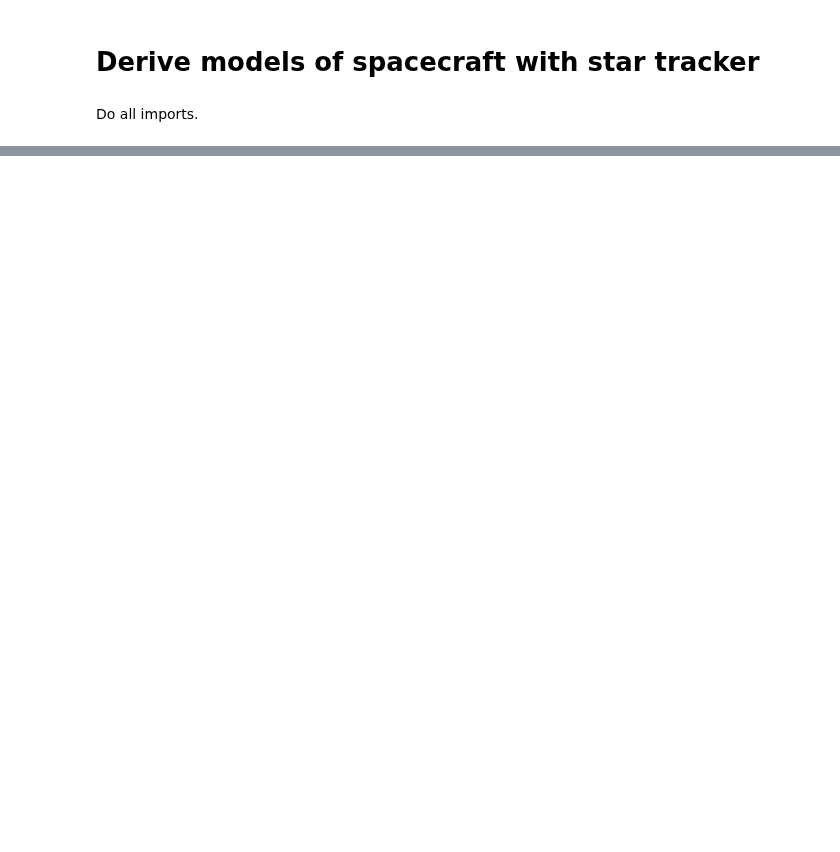
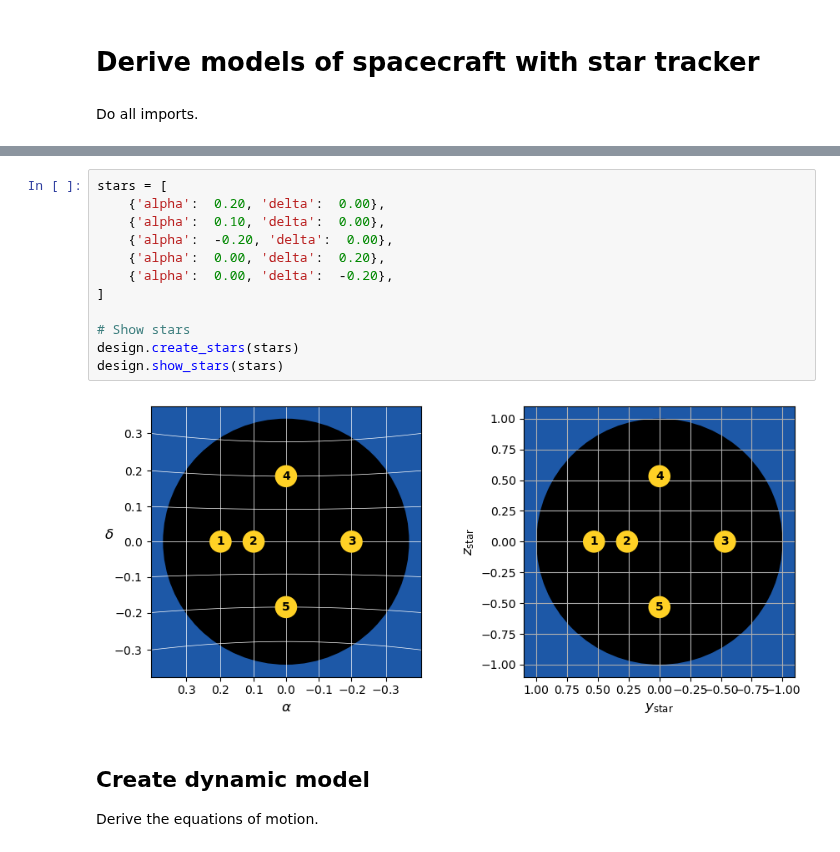
Before and after one commit to TheBestBot/ae353-sp25, a Jupyter notebook: projects/03_spacecraft/LQR-Optimizer.ipynb, the cells around one changed output, grey strips where cells are left out. Saved outputs shown, nothing was run; the diff lists cells and outputs as text; blank space fills up the shorter version.

```diff
--- a/projects/03_spacecraft/LQR-Optimizer.ipynb
+++ b/projects/03_spacecraft/LQR-Optimizer.ipynb
@@ -15 +58,18 @@ Specify the location of four reaction wheels in terms of their right ascension $
+# %%
+stars = [
+    {'alpha':  0.20, 'delta':  0.00},
+    {'alpha':  0.10, 'delta':  0.00},
+    {'alpha':  -0.20, 'delta':  0.00},
+    {'alpha':  0.00, 'delta':  0.20},
+    {'alpha':  0.00, 'delta':  -0.20},
+]
+
+# Show stars
+design.create_stars(stars)
+design.show_stars(stars)
+# %% [output]
+[figure, added]
+# %% [markdown]
+## Create dynamic model
+Derive the equations of motion.
 # %%
```
Also changed, not shown: parts of 43 cells of this notebook, 1 other file.
